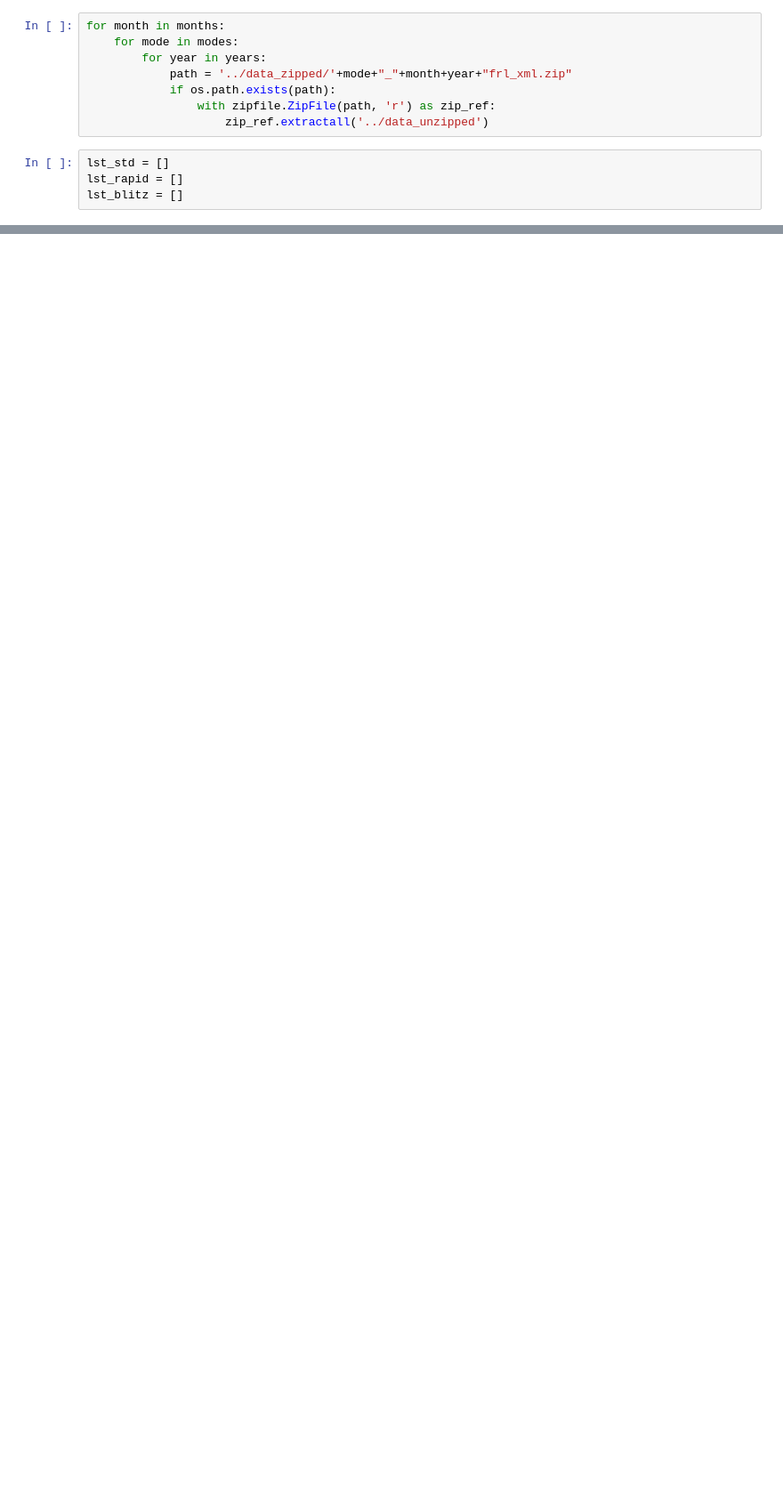
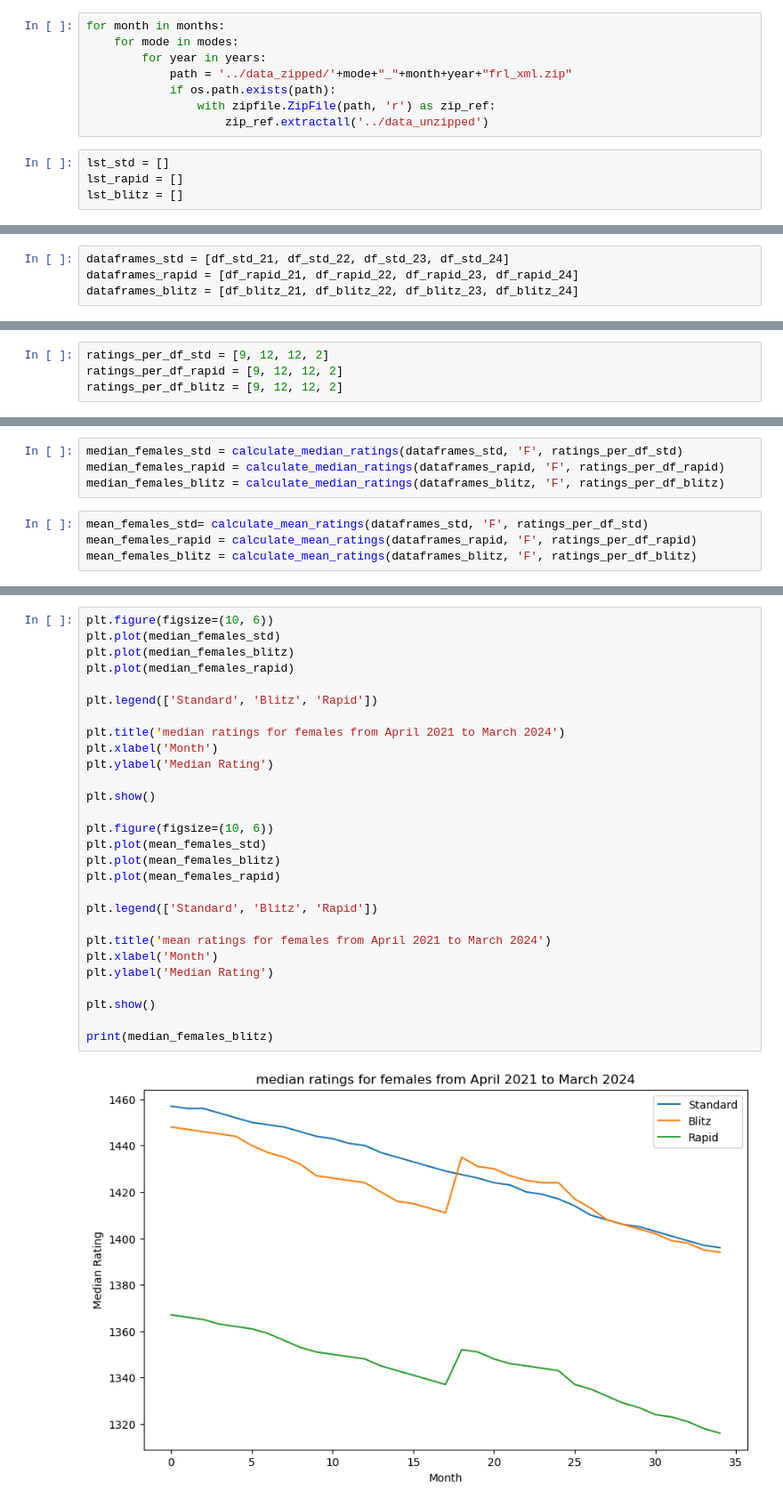
Before and after one commit to koalapowered/da_project, a Jupyter notebook: main/EDA.ipynb, the cells around one changed output, grey strips where cells are left out. Shown at 89% size. Drawn from its saved outputs; the diff is of its cells as text; blank space fills up the shorter version.

```diff
--- a/main/EDA.ipynb
+++ b/main/EDA.ipynb
@@ -132,0 +176,4 @@ plt.show()
+# %%
+dataframes_std = [df_std_21, df_std_22, df_std_23, df_std_24]
+dataframes_rapid = [df_rapid_21, df_rapid_22, df_rapid_23, df_rapid_24]
+dataframes_blitz = [df_blitz_21, df_blitz_22, df_blitz_23, df_blitz_24]
@@ -132,0 +182,4 @@ plt.show()
+# %%
+ratings_per_df_std = [9, 12, 12, 2]
+ratings_per_df_rapid = [9, 12, 12, 2]
+ratings_per_df_blitz = [9, 12, 12, 2]
@@ -132,0 +188,8 @@ plt.show()
+# %%
+median_females_std = calculate_median_ratings(dataframes_std, 'F', ratings_per_df_std)
+median_females_rapid = calculate_median_ratings(dataframes_rapid, 'F', ratings_per_df_rapid)
+median_females_blitz = calculate_median_ratings(dataframes_blitz, 'F', ratings_per_df_blitz)
+# %%
+mean_females_std= calculate_mean_ratings(dataframes_std, 'F', ratings_per_df_std)
+mean_females_rapid = calculate_mean_ratings(dataframes_rapid, 'F', ratings_per_df_rapid)
+mean_females_blitz = calculate_mean_ratings(dataframes_blitz, 'F', ratings_per_df_blitz)
@@ -132,0 +206,30 @@ plt.show()
+# %%
+plt.figure(figsize=(10, 6))
+plt.plot(median_females_std)
+plt.plot(median_females_blitz)
+plt.plot(median_females_rapid)
+
+plt.legend(['Standard', 'Blitz', 'Rapid'])
+
+plt.title('median ratings for females from April 2021 to March 2024')
+plt.xlabel('Month')
+plt.ylabel('Median Rating')
+
+plt.show()
+
+plt.figure(figsize=(10, 6))
+plt.plot(mean_females_std)
+plt.plot(mean_females_blitz)
+plt.plot(mean_females_rapid)
+
+plt.legend(['Standard', 'Blitz', 'Rapid'])
+
+plt.title('mean ratings for females from April 2021 to March 2024')
+plt.xlabel('Month')
+plt.ylabel('Median Rating')
+
+plt.show()
+
+print(median_females_blitz)
+# %% [output]
+[figure, added]
```
Also changed, not shown: parts of 121 cells of this notebook, 2 other files.
